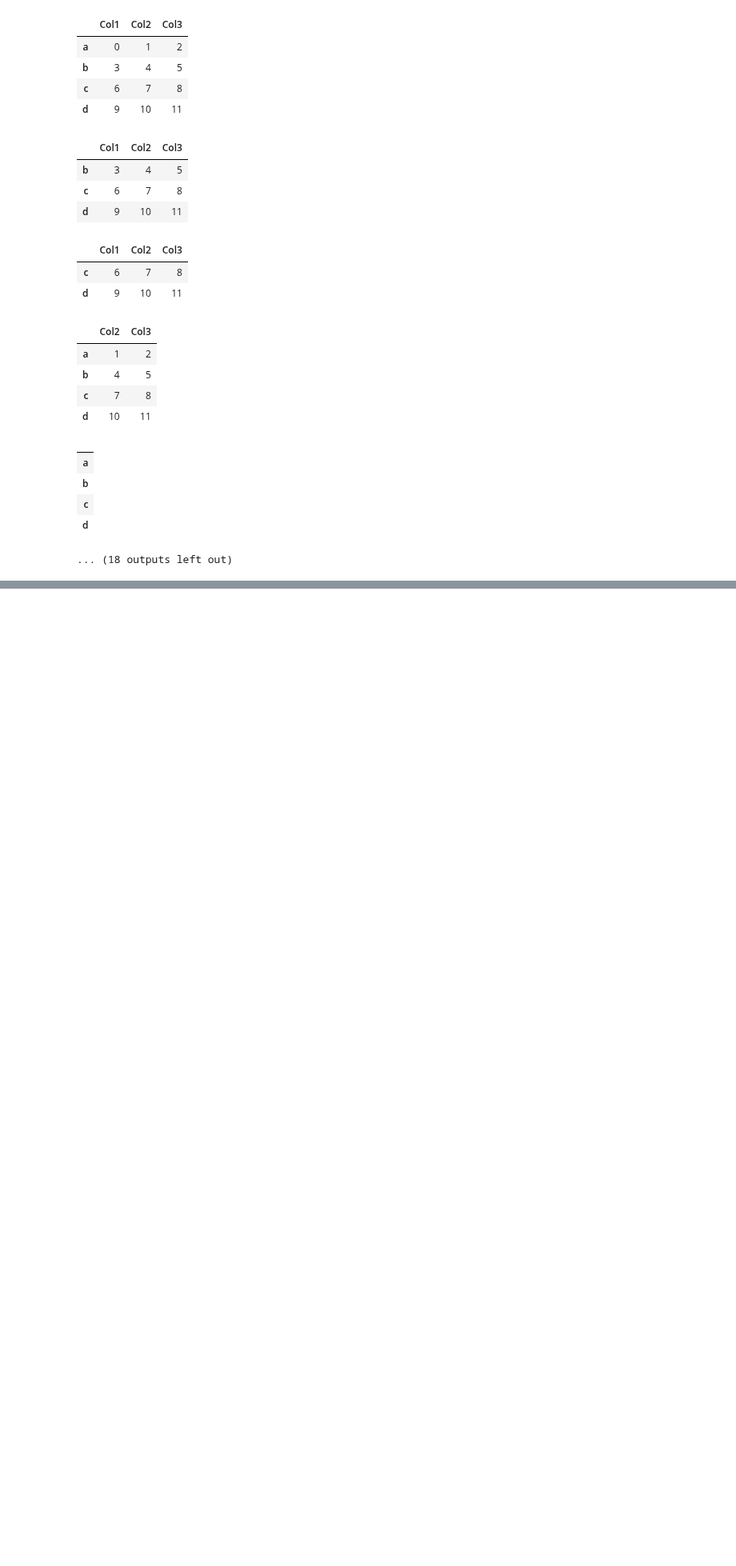
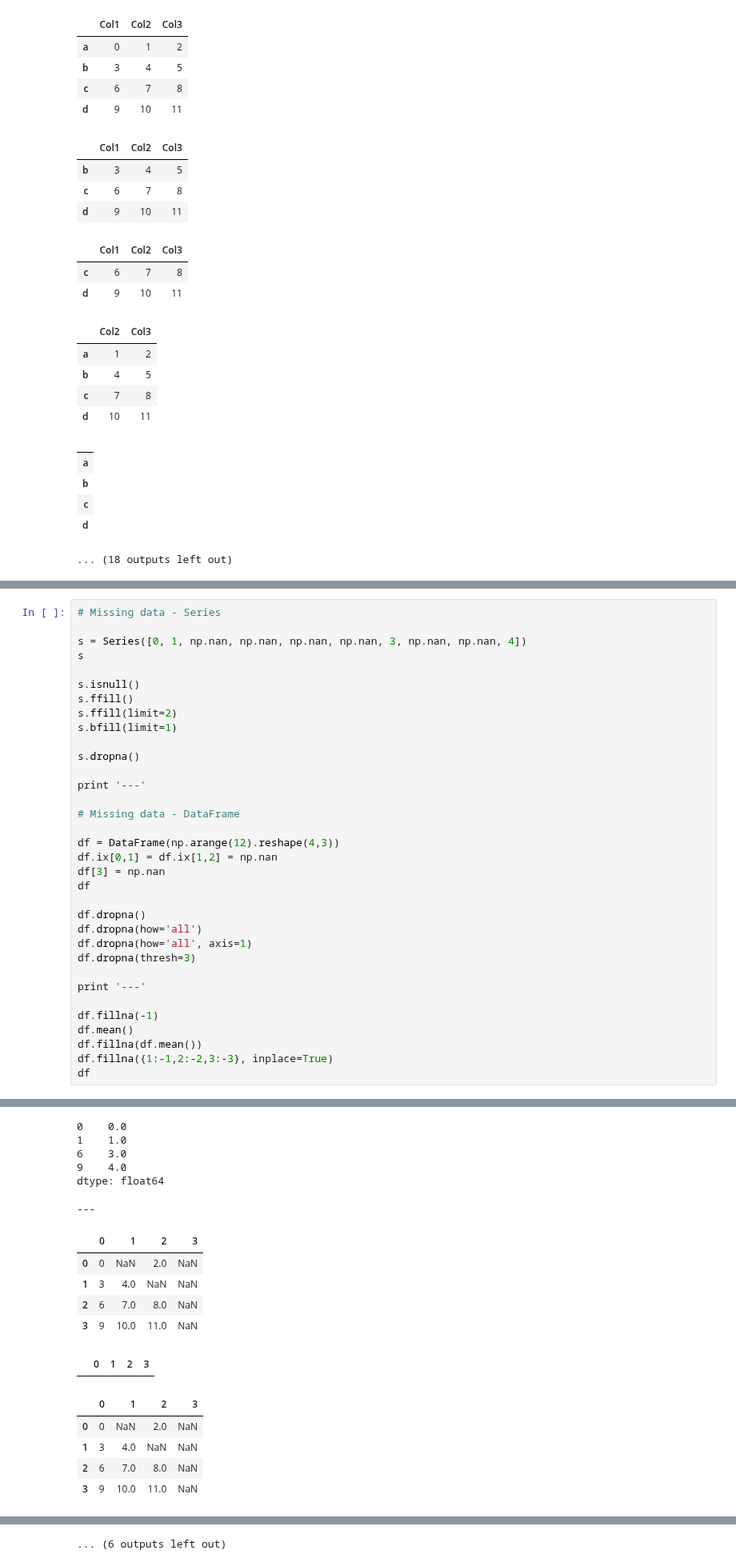
Before and after one commit to niranjv/ml-notes, a Jupyter notebook: notes/pandas-notes.ipynb, the cells around one changed output, grey strips where cells are left out. Shown at 80% size. Cells and saved outputs as stored; diff of their text form; blank space fills up the shorter version.

```diff
--- a/notes/pandas-notes.ipynb
+++ b/notes/pandas-notes.ipynb
@@ -256,0 +517,35 @@ dtype: int64
+# %%
+# Missing data - Series
+
+s = Series([0, 1, np.nan, np.nan, np.nan, np.nan, 3, np.nan, np.nan, 4])
+s
+
+s.isnull()
+s.ffill()
+s.ffill(limit=2)
+s.bfill(limit=1)
+
+s.dropna()
+
+print '---'
+
+# Missing data - DataFrame
+
+df = DataFrame(np.arange(12).reshape(4,3))
+df.ix[0,1] = df.ix[1,2] = np.nan
+df[3] = np.nan
+df
+
+df.dropna()
+df.dropna(how='all')
+df.dropna(how='all', axis=1)
+df.dropna(thresh=3)
+
+print '---'
+
+df.fillna(-1)
+df.mean()
+df.fillna(df.mean())
+df.fillna({1:-1,2:-2,3:-3}, inplace=True)
+df
+# %% [output]
@@ -256,0 +607,17 @@ dtype: int64
+0    0.0
+1    1.0
+6    3.0
+9    4.0
+dtype: float64
+---
+|  | 0 | 1 | 2 | 3 |
+| 0 | 0 | NaN | 2.0 | NaN |
+| 1 | 3 | 4.0 | NaN | NaN |
+| 2 | 6 | 7.0 | 8.0 | NaN |
+| 3 | 9 | 10.0 | 11.0 | NaN |
+|  | 0 | 1 | 2 | 3 |
+|  | 0 | 1 | 2 | 3 |
+| 0 | 0 | NaN | 2.0 | NaN |
+| 1 | 3 | 4.0 | NaN | NaN |
+| 2 | 6 | 7.0 | 8.0 | NaN |
+| 3 | 9 | 10.0 | 11.0 | NaN |
@@ -256,0 +632 @@ dtype: int64
+... (6 outputs left out)
```
Also changed, not shown: parts of 7 cells of this notebook.
